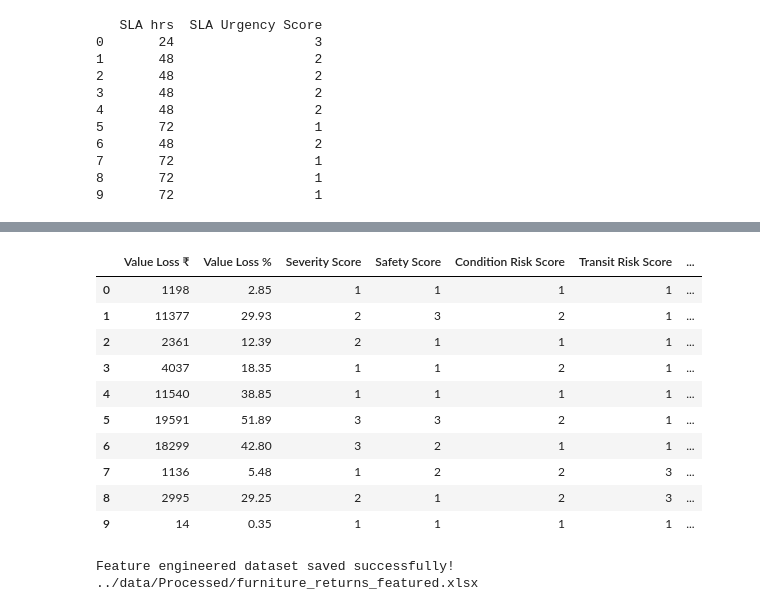
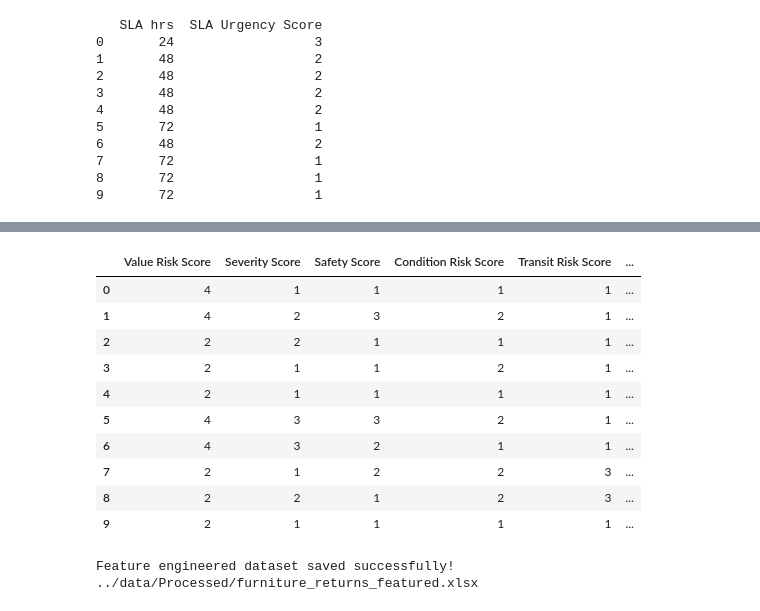
Before and after one commit to hariprabhapk6/Furniture-Return-Prioritizer, a Jupyter notebook: Notebooks/03_feature_engineering.ipynb, the cells around one changed output, grey strips where cells are left out. Saved outputs shown, nothing was run; the diff lists cells and outputs as text; code cells hidden in the pictures.

```diff
--- a/Notebooks/03_feature_engineering.ipynb
+++ b/Notebooks/03_feature_engineering.ipynb
@@ -74,7 +71,0 @@ df[important_columns].head(10)
-# %%
-df["Value Loss ₹"] = (
-    df["Resale Before ₹"]
-    - df["Resale After ₹"]
-)
-
-df["Value Loss ₹"].head()
@@ -511,0 +346,22 @@ df[
+# %%
+value_q1 = df["Value ₹"].quantile(0.25)
+value_q2 = df["Value ₹"].quantile(0.50)
+value_q3 = df["Value ₹"].quantile(0.75)
+
+def value_risk(value):
+    if value <= value_q1:
+        return 1
+    elif value <= value_q2:
+        return 2
+    elif value <= value_q3:
+        return 3
+    else:
+        return 4
+
+df["Value Risk Score"] = df["Value ₹"].apply(value_risk)
+
+print(
+    df[
+        ["Value ₹", "Value Risk Score"]
+    ].head(10)
+)
@@ -512,7 +380,7 @@ df[
 # %%
 df["Priority Score"] = (
 
-    df["Value Loss Risk Score"] * 0.30 +
+    df["Value Risk Score"] * 0.30 +
 
     df["Severity Score"] * 0.20 +
 
@@ -529,7 +397,7 @@ df["Priority Score"] = df["Priority Score"].round(2)
 
 df[
     [
-        "Value Loss Risk Score",
+        "Value Risk Score",
         "Severity Score",
         "Safety Score",
         "Transit Risk Score",
@@ -579,8 +447,8 @@ def create_evidence(row):
 
     reasons = []
 
-    if row["Value Loss Risk Score"] >= 3:
-        reasons.append("High resale value loss")
+    if row["Value Risk Score"] >= 4:
+        reasons.append("High product value")
 
     if row["Severity Score"] >= 3:
         reasons.append("High damage severity")
@@ -683,31 +550,29 @@ priority_summary
 # %%
 feature_columns = [
-    "Value Loss ₹",
-    "Value Loss %",
+    "Value Risk Score",
     "Severity Score",
     "Safety Score",
     "Condition Risk Score",
     "Transit Risk Score",
     "SLA Urgency Score",
-    "Value Loss Risk Score",
     "Priority Score",
     "Priority",
     "Priority Evidence"
 ]
 
 df[feature_columns].head(10)
 # %% [output]
-|  | Value Loss ₹ | Value Loss % | Severity Score | Safety Score | Condition Risk Score | Transit Risk Score | ... |
-| 0 | 1198 | 2.85 | 1 | 1 | 1 | 1 | ... |
-| 1 | 11377 | 29.93 | 2 | 3 | 2 | 1 | ... |
-| 2 | 2361 | 12.39 | 2 | 1 | 1 | 1 | ... |
-| 3 | 4037 | 18.35 | 1 | 1 | 2 | 1 | ... |
-| 4 | 11540 | 38.85 | 1 | 1 | 1 | 1 | ... |
-| 5 | 19591 | 51.89 | 3 | 3 | 2 | 1 | ... |
-| 6 | 18299 | 42.80 | 3 | 2 | 1 | 1 | ... |
-| 7 | 1136 | 5.48 | 1 | 2 | 2 | 3 | ... |
-| 8 | 2995 | 29.25 | 2 | 1 | 2 | 3 | ... |
-| 9 | 14 | 0.35 | 1 | 1 | 1 | 1 | ... |
+|  | Value Risk Score | Severity Score | Safety Score | Condition Risk Score | Transit Risk Score | ... |
+| 0 | 4 | 1 | 1 | 1 | 1 | ... |
+| 1 | 4 | 2 | 3 | 2 | 1 | ... |
+| 2 | 2 | 2 | 1 | 1 | 1 | ... |
+| 3 | 2 | 1 | 1 | 2 | 1 | ... |
+| 4 | 2 | 1 | 1 | 1 | 1 | ... |
+| 5 | 4 | 3 | 3 | 2 | 1 | ... |
+| 6 | 4 | 3 | 2 | 1 | 1 | ... |
+| 7 | 2 | 1 | 2 | 2 | 3 | ... |
+| 8 | 2 | 2 | 1 | 2 | 3 | ... |
+| 9 | 2 | 1 | 1 | 1 | 1 | ... |
 # %%
 output_path = "../data/Processed/furniture_returns_featured.xlsx"
 
```
Also changed, not shown: parts of 18 cells of this notebook, 16 other files.
